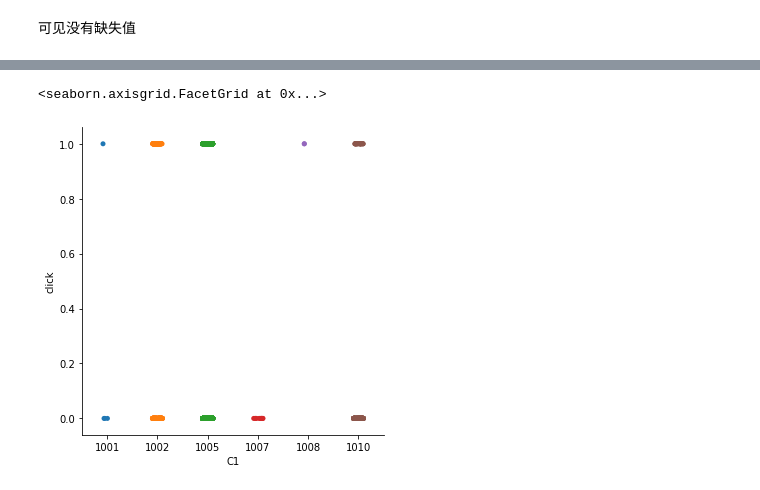
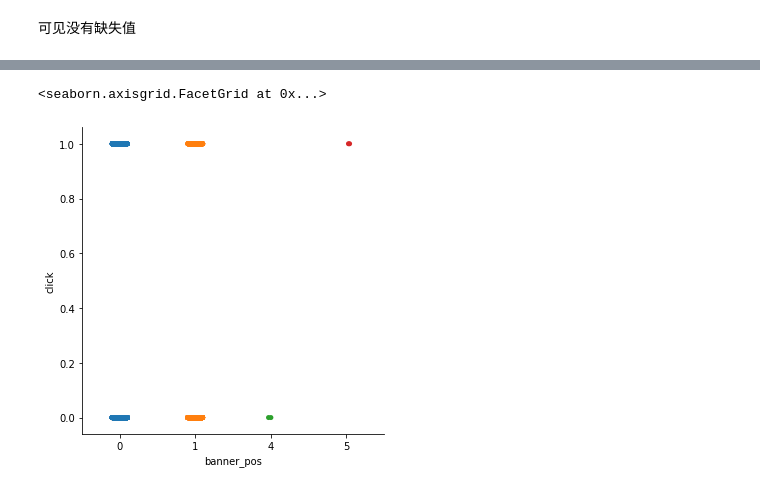
Before and after one commit to henrygas/ctr, a Jupyter notebook: 0_ctr_data_explore.ipynb, the cells around one changed output, grey strips where cells are left out. Cells and saved outputs as stored; diff of their text form; code cells hidden in the pictures.

```diff
--- a/0_ctr_data_explore.ipynb
+++ b/0_ctr_data_explore.ipynb
@@ -171,5 +196,5 @@ dtype: int64
 # %%
-sns.catplot(x="C1", y="click", data=train_data)
+sns.catplot(x="banner_pos", y="click", data=train_data)
 # %% [output]
 <seaborn.axisgrid.FacetGrid at 0x...>
-[figure, old version]
+[figure, new version]
```
Also changed, not shown: parts of 30 cells of this notebook.
